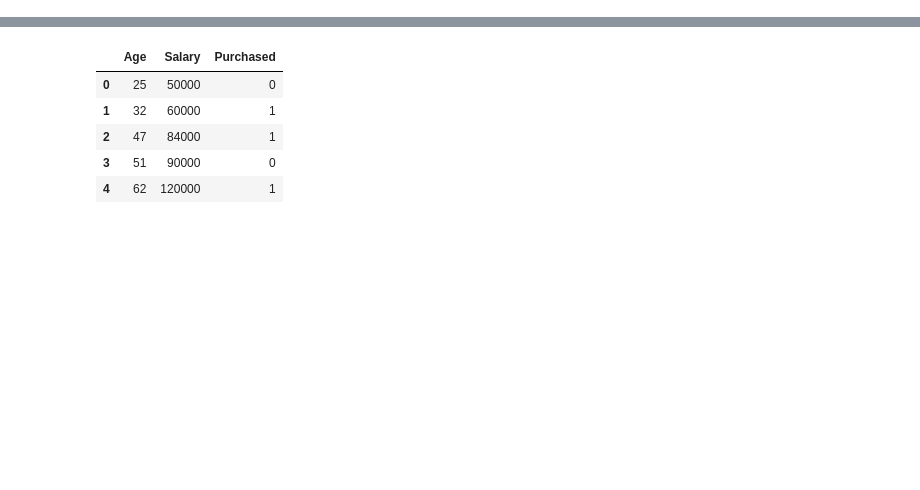
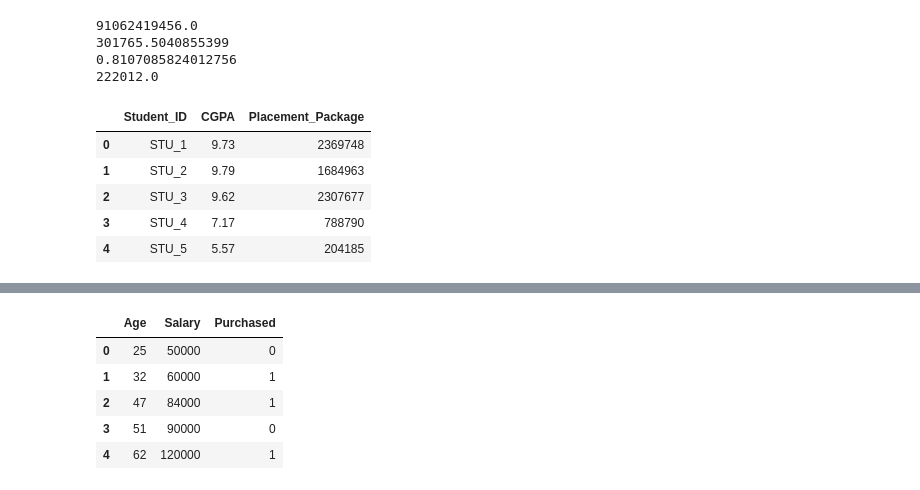
Before and after one commit to Jatingpt/ML-Repository, a Jupyter notebook: ML_Repository.ipynb, the cells around one changed output, grey strips where cells are left out. Saved outputs shown, nothing was run; the diff lists cells and outputs as text; code cells hidden in the pictures; blank space fills up the shorter version.

```diff
--- a/ML_Repository.ipynb
+++ b/ML_Repository.ipynb
@@ -2,0 +42,20 @@
+# %%
+from sklearn.metrics import mean_absolute_error, mean_squared_error, r2_score, root_mean_squared_error
+
+pred = model.predict(x_test)
+
+mse = mean_squared_error(y_test, pred)
+rmse = np.sqrt(mse)
+r2_acc = r2_score(y_test, pred)
+mae = mean_absolute_error(y_test, pred)
+
+
+print(mse)
+print(rmse)
+print(r2_acc)
+print(mae)
+# %% [output]
+91062419456.0
+301765.5040855399
+0.8107085824012756
+222012.0
@@ -2,0 +67,13 @@
+# %%
+from xgboost import XGBRegressor
+
+file_path = "/content/cgpa_vs_placement.xlsx"
+df = pd.read_excel(file_path)
+df.head(5)
+# %% [output]
+|  | Student_ID | CGPA | Placement_Package |
+| 0 | STU_1 | 9.73 | 2369748 |
+| 1 | STU_2 | 9.79 | 1684963 |
+| 2 | STU_3 | 9.62 | 2307677 |
+| 3 | STU_4 | 7.17 | 788790 |
+| 4 | STU_5 | 5.57 | 204185 |
```
Also changed, not shown: parts of 13 cells of this notebook.
